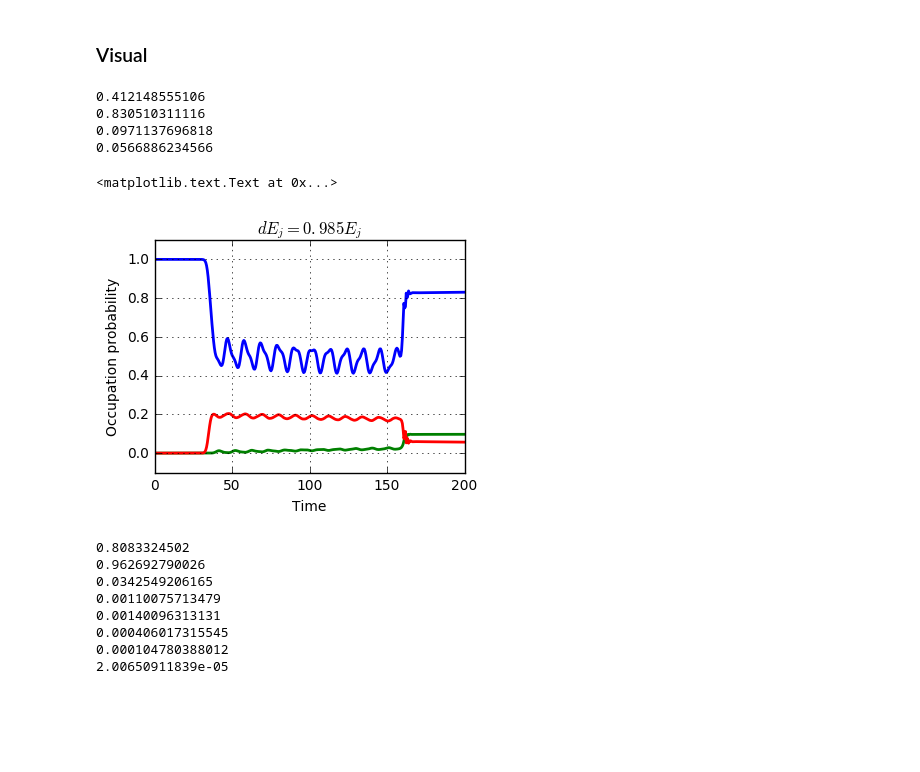
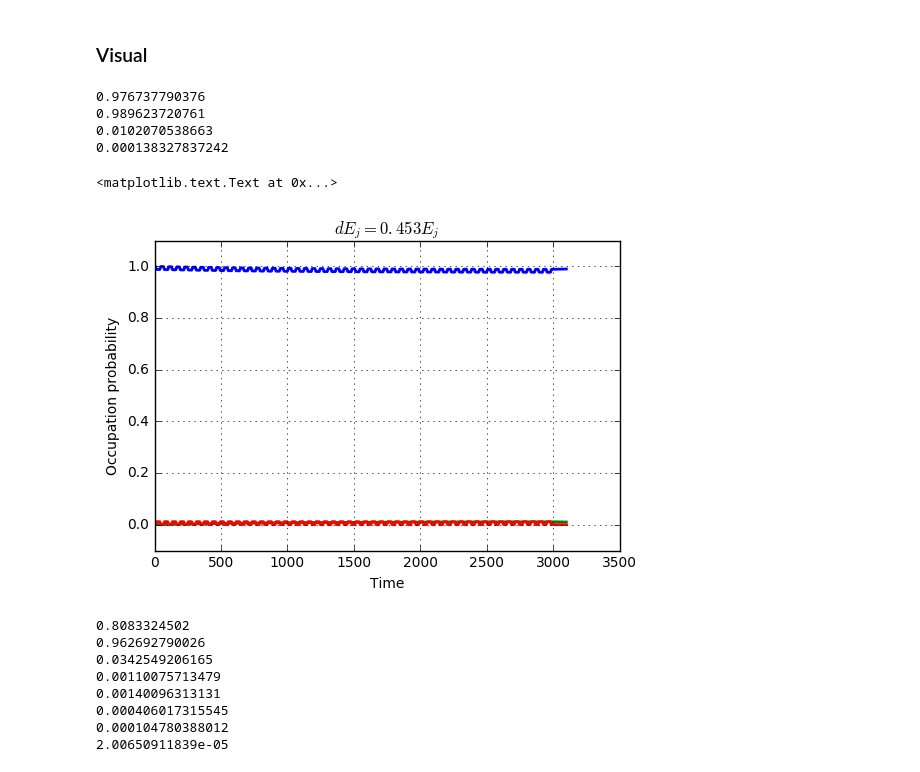
Before and after one commit to safoex/qubitlab, a Jupyter notebook: python/qutip/Ej(t) dynamics.ipynb, the cells around one changed output. Cells and saved outputs as stored; diff of their text form; code cells hidden in the pictures; blank space fills up the shorter version.

```diff
--- a/python/qutip/Ej(t) dynamics.ipynb
+++ b/python/qutip/Ej(t) dynamics.ipynb
@@ -12,17 +12,21 @@ from sympy import lambdify
 ### Parameters
 # %%
 N = 5                  # number of states in charge basis: -N...N
-ν_ge = 6.0             # atom frequency, GHz
+ν_ge = 5.5223             # atom frequency, GHz
 Ec = 0.2
 Ej = (ν_ge-Ec)**2/Ec/8  # see Koch's paper for the approximation of the ge transition frequency
-dEj = 0.985              #Ej(t) = Ej*time_coeff(t,dEj)
-t1 = 33                  #approximate start of Ej change
-t2 = 163                 #approximate end of Ej change
+Ej_fixed = (ν_ge+0.4-Ec)**2/Ec/8
+Ej = Ej_fixed
+dE_ghz = 2.5
+dEj = dE_ghz/ν_ge              #Ej(t) = Ej*time_coeff(t,dEj)
+t1 = 10               #approximate start of Ej change
+t_gate = 35
+t2 = t1 + t_gate                 #approximate end of Ej change
 stretch = 2            #stretch -> 0, time_coeff -> theta(t-t1) - theta(t-t2)
 dEj2 = 0              #try to correct state
-time_coeff = "1-0.5*dEj*(tanh((t-t1)/stretch) - tanh((t-t2)/stretch))"
+time_coeff = "1"+"-0.5*dEj*(tanh((t-%f-t1)/stretch) - tanh((t-%f-t2)/stretch))"%(0,0)
 args = {'t1':t1,'t2':t2,'stretch':stretch,'dEj':dEj,'dEj2':dEj2}
-tlist = np.linspace(0,200,400)
+tlist = np.linspace(0,3100,1000)
 gamma_m = 0.001          #collapse rate
 time_correction_coeff = "+ 0.5*dEj2*(tanh((t-1.2*t2)/stretch) - tanh((t-1.2*t2-0.2*(t2-t1))))"
 #time_coeff += time_correction_coeff
@@ -30,3 +34,11 @@ time_correction_coeff = "+ 0.5*dEj2*(tanh((t-1.2*t2)/stretch) - tanh((t-1.2*t2-0
 #extra_time += "-0.5*dEj*(tanh((t-t1 - (t2-t1)*4)/stretch) - tanh((t-t2- (t2-t1)*4)/stretch))"
 #time_coeff += extra_time
 #psi0                    #-> evecs[0]
+
+time_coeff_list = []
+dt = 60
+time_coeff = "1"
+for i in range(50):
+    time_coeff_list.append("-0.5*dEj*(tanh((t-%f-t1)/stretch) - tanh((t-%f-t2)/stretch))"%(i*dt,i*dt))
+    time_coeff += time_coeff_list[-1]
+print(time_coeff)
@@ -119,24 +136,24 @@ Total run time:   1.26s
 # %% [markdown]
 ### Visual
 # %%
-fig, ax = plt.subplots(1,1, figsize=(4,3))
+fig, ax = plt.subplots(1,1, figsize=(6,4),dpi=600)
 ax.set_title('$dE_j = %.3f E_j$'%args['dEj']);
 print(min(output.expect[1]))
 for idx in range(3):
-    ax.plot(tlist, output.expect[1+idx],linewidth=2,label=str(idx))#, label="Transmon %i state"%idx)
+    ax.plot(tlist, output.expect[1+idx] ,linewidth=2,label=str(idx))#, label="Transmon %i state"%idx)
     ax.set_ylim(-0.1,1.1)
     print(output.expect[1+idx][-1])
 ax.grid()
 #ax.legend(bbox_to_anchor=[0.5,0.7])
 ax.set_xlabel('Time')
 ax.set_ylabel('Occupation probability')
 # %% [output]
-0.412148555106
-0.830510311116
-0.0971137696818
-0.0566886234566
+0.976737790376
+0.989623720761
+0.0102070538663
+0.000138327837242
 <matplotlib.text.Text at 0x...>
-[figure, old version]
+[figure, new version]
 # %%
 fig, axes = plt.subplots(7,1, figsize=(13,10), sharex=True)
 axes[0].set_title('Transmon state occupation, dEj = %f'%args['dEj']);
```
Also changed, not shown: parts of 5 cells of this notebook.
